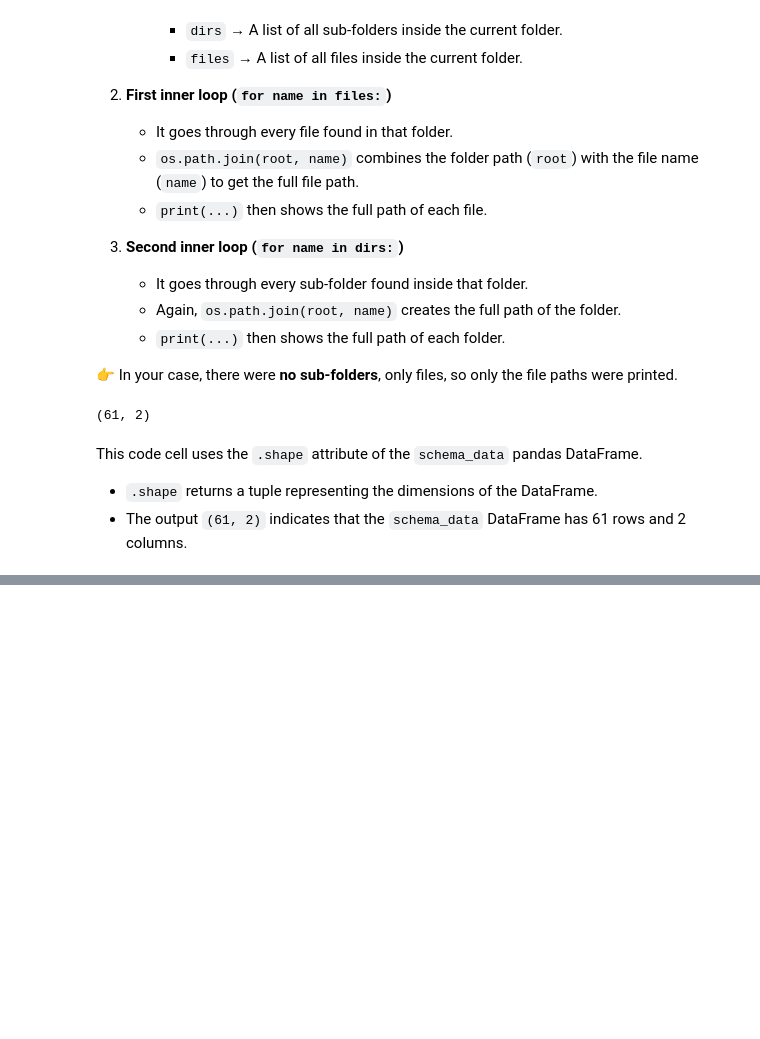
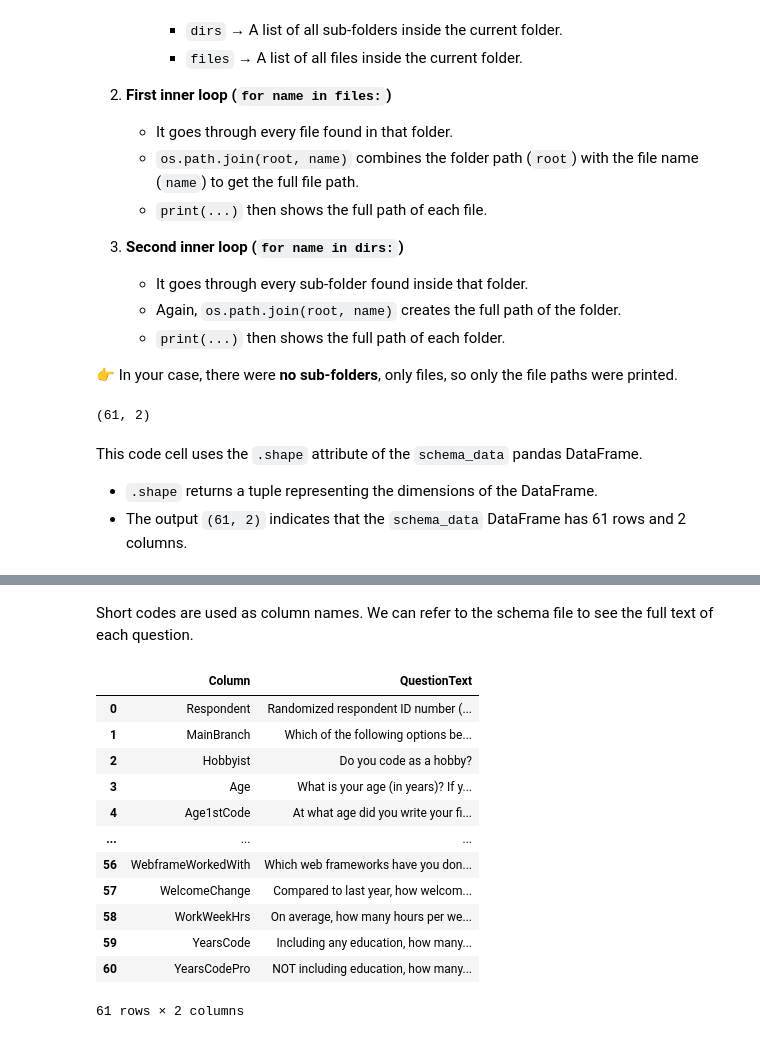
Before and after one commit to Harish-lvrk/Data-Analysis-project, a Jupyter notebook: EDA_StackOverflow_2025_surveydata.ipynb, the cells around one changed output, grey strips where cells are left out. Saved outputs shown, nothing was run; the diff lists cells and outputs as text; code cells hidden in the pictures; blank space fills up the shorter version.

```diff
--- a/EDA_StackOverflow_2025_surveydata.ipynb
+++ b/EDA_StackOverflow_2025_surveydata.ipynb
@@ -339,0 +380,18 @@ This code cell uses the `.shape` attribute of the `schema_data` pandas DataFrame
+# %% [markdown]
+Short codes are used as column names. We can refer to the schema file to see the full text of each question.
+# %%
+schema_data
+# %% [output]
+|  | Column | QuestionText |
+| 0 | Respondent | Randomized respondent ID number (... |
+| 1 | MainBranch | Which of the following options be... |
+| 2 | Hobbyist | Do you code as a hobby? |
+| 3 | Age | What is your age (in years)? If y... |
+| 4 | Age1stCode | At what age did you write your fi... |
+| ... | ... | ... |
+| 56 | WebframeWorkedWith | Which web frameworks have you don... |
+| 57 | WelcomeChange | Compared to last year, how welcom... |
+| 58 | WorkWeekHrs | On average, how many hours per we... |
+| 59 | YearsCode | Including any education, how many... |
+| 60 | YearsCodePro | NOT including education, how many... |
+61 rows × 2 columns
```
Also changed, not shown: parts of 38 cells of this notebook.
